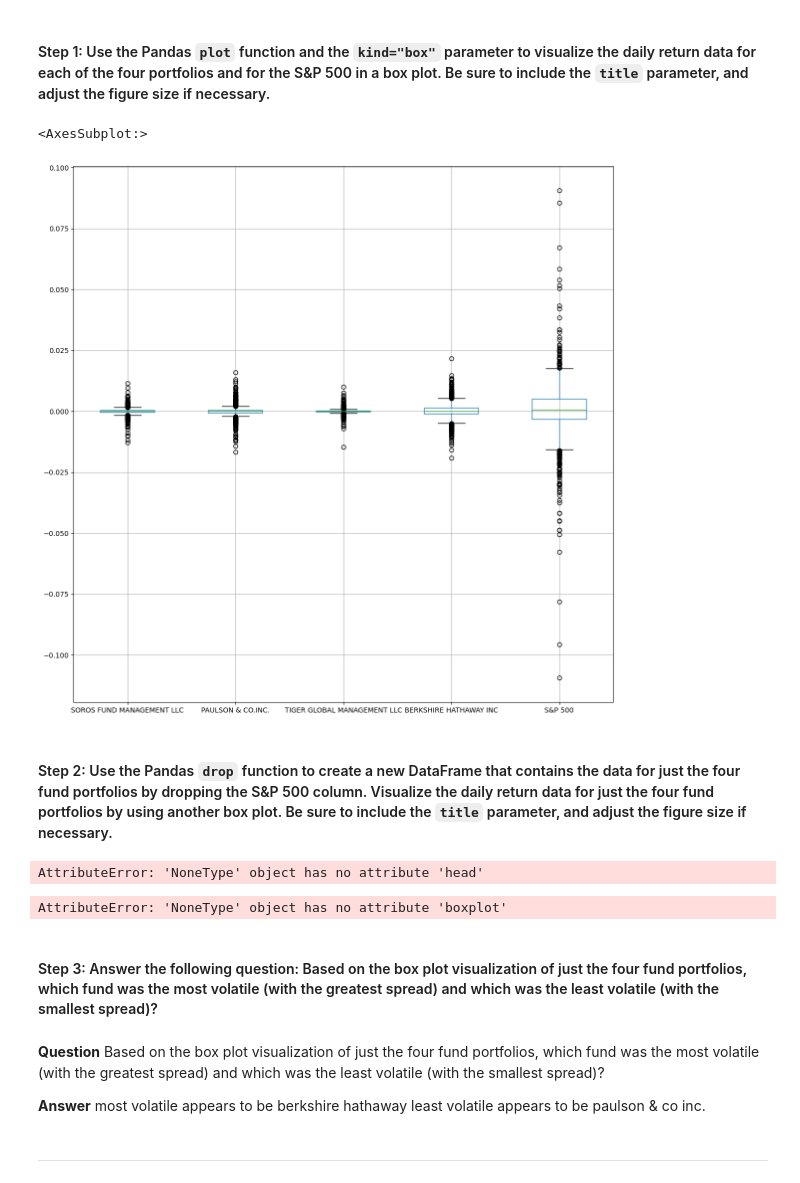
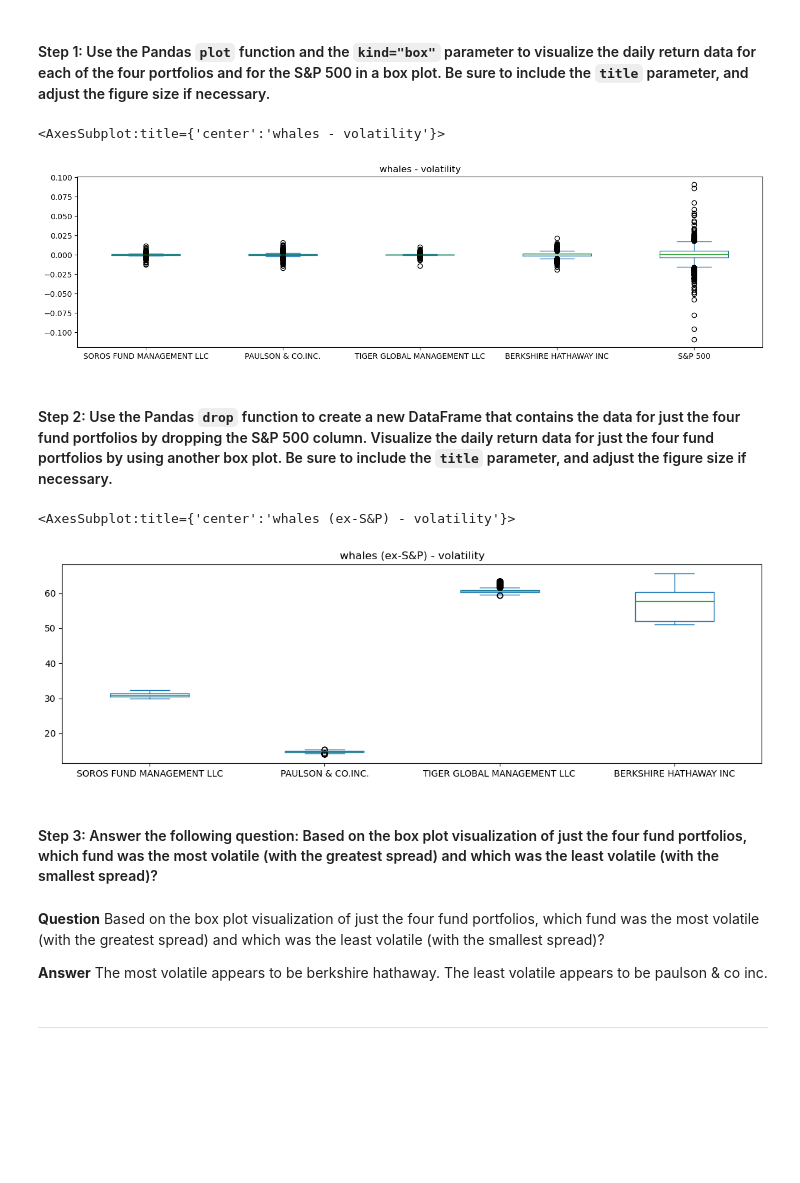
Before and after one commit to mbelld/Module-4-Challenge, a Jupyter notebook: risk_return_analysis.ipynb, the cells around one changed output. Drawn from its saved outputs; the diff is of its cells as text; code cells hidden in the pictures; blank space fills up the shorter version.

Commit message:
updated risk return analysis file

```diff
--- a/risk_return_analysis.ipynb
+++ b/risk_return_analysis.ipynb
@@ -197,33 +197,30 @@ Analyze the volatility of each of the four fund portfolios and of the S&P 500 In
 # %%
 # Use the daily return data to create box plots to visualize the volatility of the 4 funds and the S&P 500
 # Include a title parameter and adjust the figure size
-daily_returns.boxplot(figsize=(14,14))
+
+daily_returns.plot.box(figsize=(16,4), title='whales - volatility')
 # %% [output]
-<AxesSubplot:>
+<AxesSubplot:title={'center':'whales - volatility'}>
-[figure, old version]
+[figure, new version]
 # %% [markdown]
 #### Step 2: Use the Pandas `drop` function to create a new DataFrame that contains the data for just the four fund portfolios by dropping the S&P 500 column. Visualize the daily return data for just the four fund portfolios by using another box plot. Be sure to include the `title` parameter, and adjust the figure size if necessary.
 # %%
 # Create a new DataFrame containing only the 4 fund portfolios by dropping the S&P 500 column from the DataFrame
 # Create box plots to reflect the return data for only the 4 fund portfolios
 # Include a title parameter and adjust the figure size
-whales_funds_only = whales.drop("S&P 500", axis=1, inplace=True)
 
-#how to drop column name without creating new datframe found here --> https://stackoverflow.com/questions/13411544/delete-a-column-from-a-pandas-dataframe
-whales_funds_only.head()
+whales_funds_only = whales.drop('S&P 500', axis=1)
+
+whales_funds_only.plot.box(figsize=(14,4), title='whales (ex-S&P) - volatility')
 # %% [output]
-AttributeError: 'NoneType' object has no attribute 'head'
+<AxesSubplot:title={'center':'whales (ex-S&P) - volatility'}>
+[figure, added]
-# %%
-whales_funds_only.boxplot(figsize(7,4))
-# %% [output]
-AttributeError: 'NoneType' object has no attribute 'boxplot'
 # %% [markdown]
 #### Step 3: Answer the following question: Based on the box plot visualization of just the four fund portfolios, which fund was the most volatile (with the greatest spread) and which was the least volatile (with the smallest spread)?
 # %% [markdown]
 **Question** Based on the box plot visualization of just the four fund portfolios, which fund was the most volatile (with the greatest spread) and which was the least volatile (with the smallest spread)?
 
-**Answer** most volatile appears to be berkshire hathaway
-least volatile appears to be paulson & co inc.
+**Answer** The most volatile appears to be berkshire hathaway.  The least volatile appears to be paulson & co inc.
 # %% [markdown]
 ---
 # %% [markdown]
```
Also changed, not shown: parts of 24 cells of this notebook.
